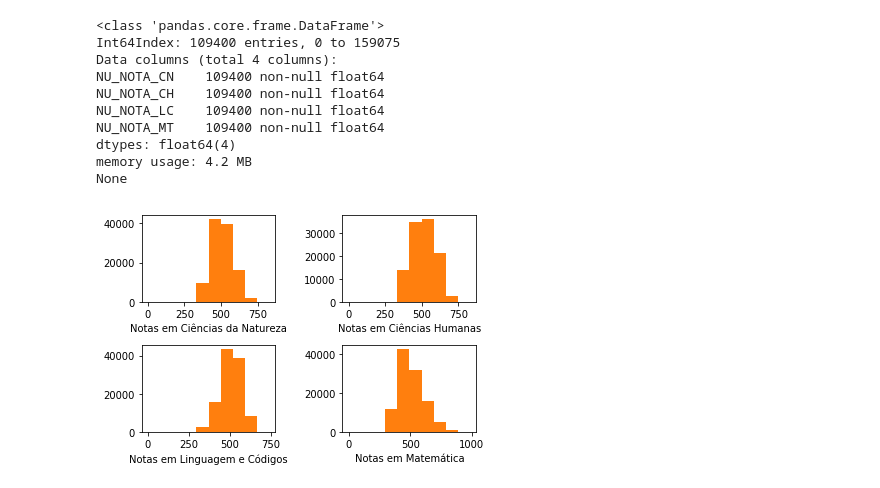
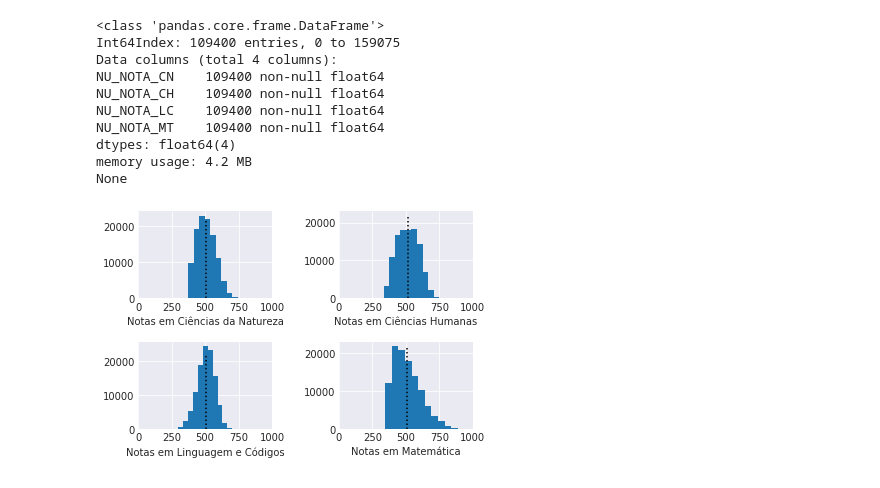
Before and after one commit to paulovictorcorreia/rn_enem_data_analysis, a Jupyter notebook: eda_enem_rn_2017.ipynb, the cells around one changed output. Cells and saved outputs as stored; diff of their text form; code cells hidden in the pictures.

```diff
--- a/eda_enem_rn_2017.ipynb
+++ b/eda_enem_rn_2017.ipynb
@@ -8,6 +8,7 @@ In this notebook, we will study the performance of the students in Rio Grande do
 import pandas as pd
 import seaborn as sns
 import matplotlib.pyplot as plt
+_ = sns.set_style("darkgrid")
 
 educ = pd.read_csv('./data/enem_rn_2017.csv', sep=';', encoding='ISO-8859-1')
 print(educ.head())
@@ -47,23 +48,42 @@ dtypes: float64(4)
 memory usage: 4.2 MB
 None
 # %%
+#Plotando os gráficos das distribuições de média
+bins = 20
+
 plt.subplot(2, 2, 1)
-plt.hist(grades['NU_NOTA_CN'], bins=10)
+plt.hist(grades['NU_NOTA_CN'], bins=bins)
 plt.xlabel('Notas em Ciências da Natureza')
+plt.xlim(0, 1000)
+plt.vlines(x=grades['NU_NOTA_CN'].mean(),
+          ymin=0, ymax=grades['NU_NOTA_CN'].count()/5,
+          linestyles='dotted')
 
 plt.subplot(2, 2, 2)
-plt.hist(grades['NU_NOTA_CH'], bins=10)
+plt.hist(grades['NU_NOTA_CH'], bins=bins)
 plt.xlabel('Notas em Ciências Humanas')
+plt.xlim(0, 1000)
+plt.vlines(x=grades['NU_NOTA_CH'].mean(),
+          ymin=0, ymax=grades['NU_NOTA_CH'].count()/5,
+          linestyles='dotted')
 
 plt.subplot(2, 2, 3)
-plt.hist(grades['NU_NOTA_LC'], bins=10)
+plt.hist(grades['NU_NOTA_LC'], bins=bins)
 plt.xlabel('Notas em Linguagem e Códigos')
+plt.xlim(0, 1000)
+plt.vlines(x=grades['NU_NOTA_LC'].mean(),
+          ymin=0, ymax=grades['NU_NOTA_LC'].count()/5,
+          linestyles='dotted')
 
 plt.subplot(2, 2, 4)
-plt.hist(grades['NU_NOTA_MT'], bins=10)
+plt.hist(grades['NU_NOTA_MT'], bins=bins)
 plt.xlabel('Notas em Matemática')
+plt.xlim(0, 1000)
+plt.vlines(x=grades['NU_NOTA_MT'].mean(),
+          ymin=0, ymax=grades['NU_NOTA_MT'].count()/5,
+          linestyles='dotted')
 
 plt.subplots_adjust(hspace=0.5, wspace=0.5)
 plt.show()
 # %% [output]
-[figure, old version]
+[figure, new version]
```
Also changed, not shown: parts of 3 cells of this notebook, 3 other files.
